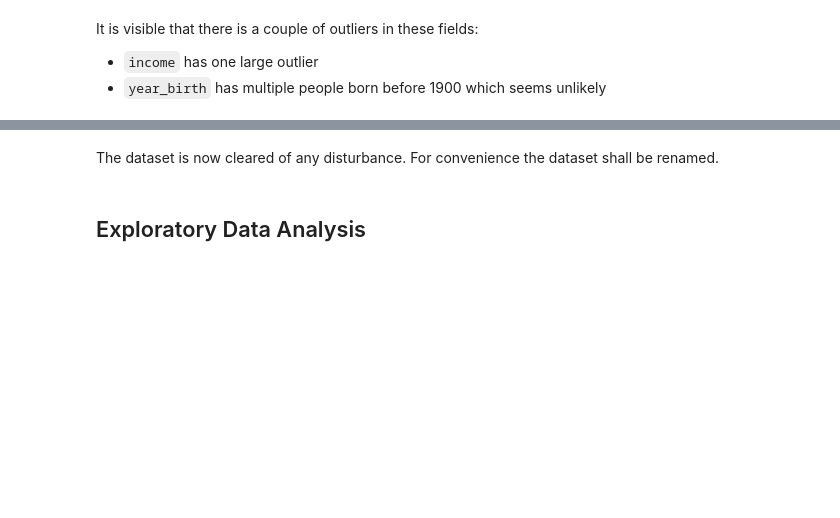
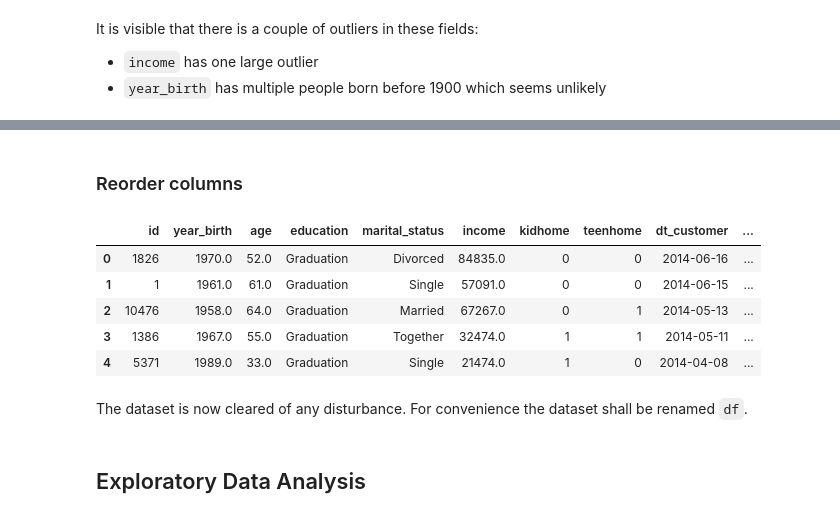
Before and after one commit to mr-emreerturk/Marketing-Analytics_EDA, a Jupyter notebook: notebook_eda.ipynb, the cells around one changed output, grey strips where cells are left out. Drawn from its saved outputs; the diff is of its cells as text; code cells hidden in the pictures; blank space fills up the shorter version.

```diff
--- a/notebook_eda.ipynb
+++ b/notebook_eda.ipynb
@@ -246,0 +216,2 @@ data.year_birth = data.year_birth.apply(lambda x: median_year_birth if x>=2004 o
+# %% [markdown]
+### Reorder columns
@@ -247,5 +253,14 @@ data.year_birth = data.year_birth.apply(lambda x: median_year_birth if x>=2004 o
+# %%
+data.head()
+# %% [output]
+|  | id | year_birth | age | education | marital_status | income | kidhome | teenhome | dt_customer | ... |
+| 0 | 1826 | 1970.0 | 52.0 | Graduation | Divorced | 84835.0 | 0 | 0 | 2014-06-16 | ... |
+| 1 | 1 | 1961.0 | 61.0 | Graduation | Single | 57091.0 | 0 | 0 | 2014-06-15 | ... |
+| 2 | 10476 | 1958.0 | 64.0 | Graduation | Married | 67267.0 | 0 | 1 | 2014-05-13 | ... |
+| 3 | 1386 | 1967.0 | 55.0 | Graduation | Together | 32474.0 | 1 | 1 | 2014-05-11 | ... |
+| 4 | 5371 | 1989.0 | 33.0 | Graduation | Single | 21474.0 | 1 | 0 | 2014-04-08 | ... |
 # %% [markdown]
-The dataset is now cleared of any disturbance. For convenience the dataset shall be renamed.
+The dataset is now cleared of any disturbance. For convenience the dataset shall be renamed `df`.
 # %%
 df = data
 # %% [markdown]
```
Also changed, not shown: parts of 14 cells of this notebook.
